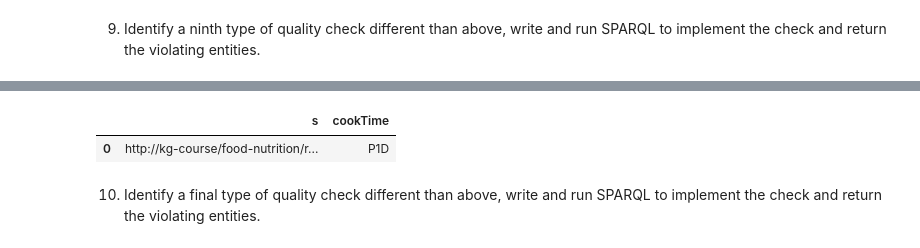
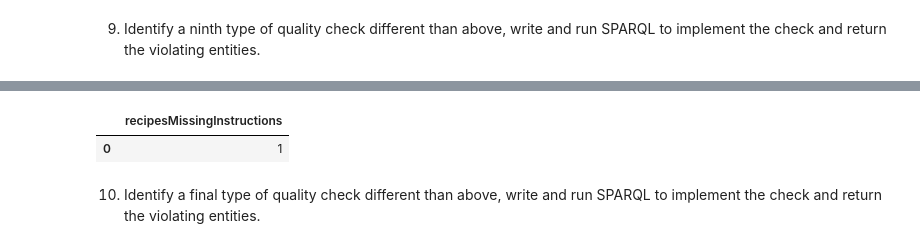
Before and after one commit to FilipPolakowski/Assigment2Graphs, a Jupyter notebook: Assignment2 Template.ipynb, the cells around one changed output, grey strips where cells are left out. Saved outputs shown, nothing was run; the diff lists cells and outputs as text; code cells hidden in the pictures.

```diff
--- a/Assignment2 Template.ipynb
+++ b/Assignment2 Template.ipynb
@@ -178,11 +180,11 @@ run_query(g, 'interlinking.rq')
 # %% [markdown]
 9. Identify a ninth type of quality check different than above, write and run SPARQL to implement the check and return the violating entities.
 # %%
-run_query(g, 'q9.rq')
+run_query(g, 'q20.rq')
 # %% [output]
 [interactive output not drawn]
-|  | s | cookTime |
-| 0 | http://kg-course/food-nutrition/r... | P1D |
+|  | recipesMissingInstructions |
+| 0 | 1 |
 # %% [markdown]
 10. Identify a final type of quality check different than above, write and run SPARQL to implement the check and return the violating entities.
 # %%
```
Also changed, not shown: parts of 3 cells of this notebook, 2 other files.
